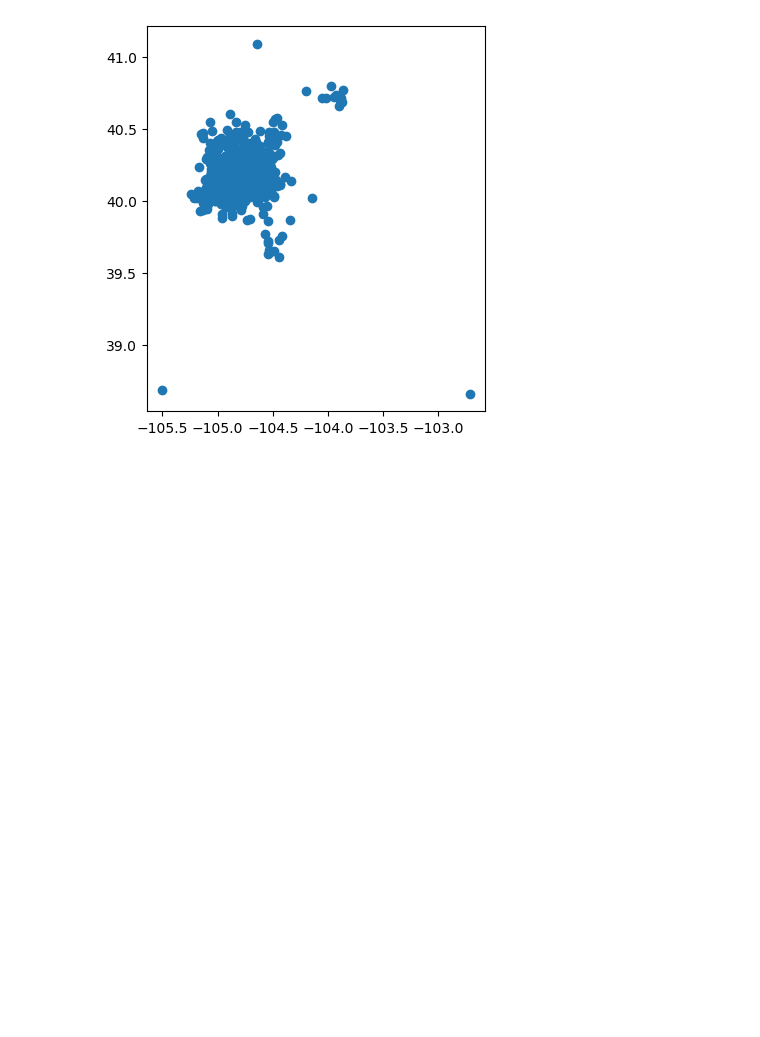
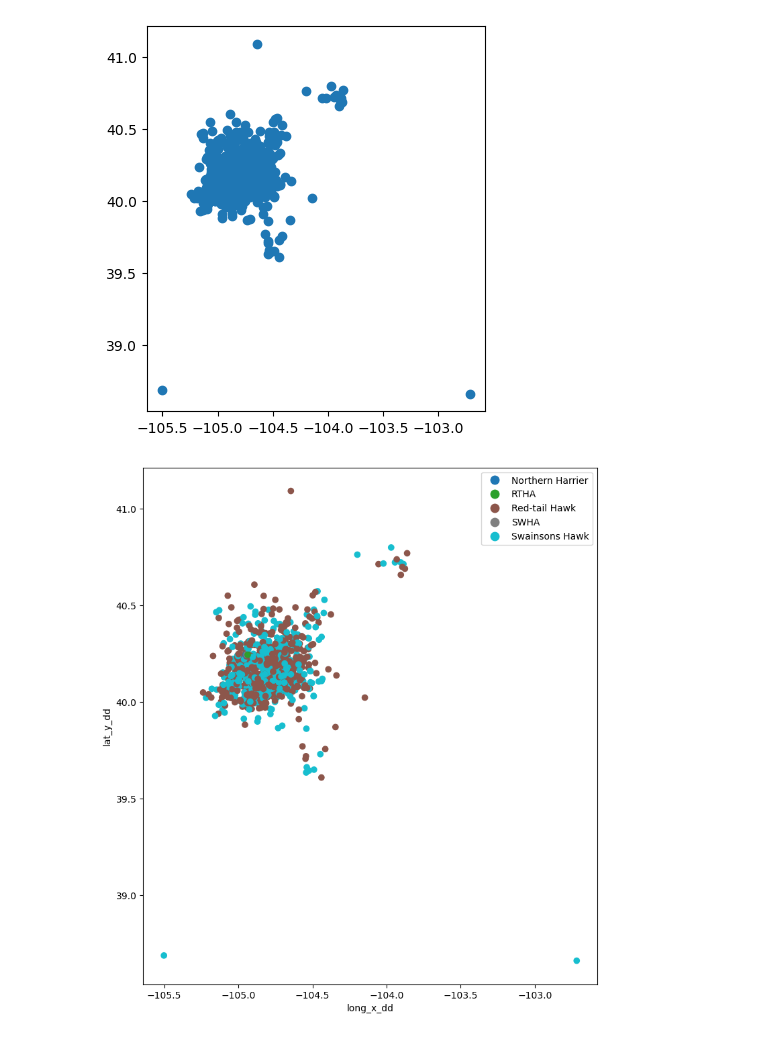
Before and after one commit to Ochwada/GeoAI-2023, a Jupyter notebook: Geospatial_DS_with_Python_GeoPandas/1_notebook.ipynb, the cells around one changed output. Cells and saved outputs as stored; diff of their text form; code cells hidden in the pictures; blank space fills up the shorter version.

```diff
--- a/Geospatial_DS_with_Python_GeoPandas/1_notebook.ipynb
+++ b/Geospatial_DS_with_Python_GeoPandas/1_notebook.ipynb
@@ -25,3 +25,14 @@ raptors.plot(figsize=(5,5))
 # %% [output]
 <Axes: >
 [figure]
+# %%
+# View the map with colors determined by column values
+
+ax = raptors.plot(column="recentspec", legend=True, figsize=(10,10))
+
+ax.set_xlabel("long_x_dd")  # replace 'X-axis label' with your desired x-axis label
+ax.set_ylabel("lat_y_dd")  # replace 'Y-axis label' with your desired y-axis label
+
+plt.show()
+# %% [output]
+[figure, added]
```
Also changed, not shown: parts of 5 cells of this notebook.
